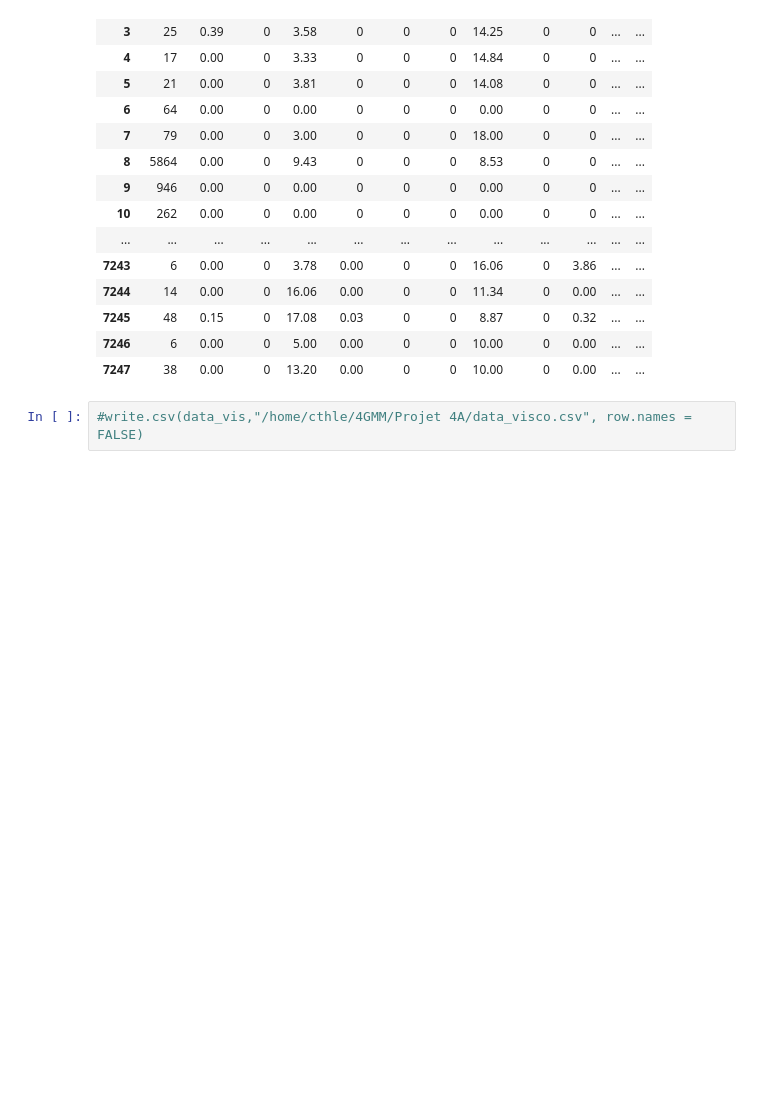
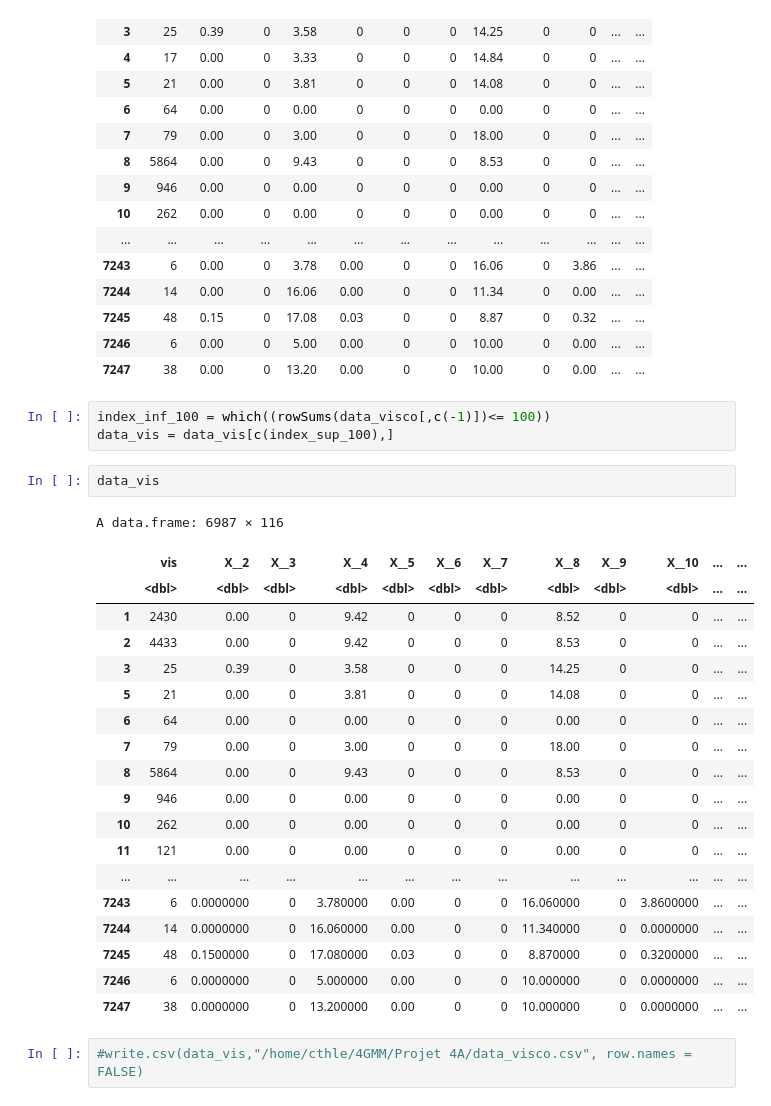
Before and after one commit to supetite/Projet-IPPON, a Jupyter notebook: Traitement des donnees.ipynb, the cells around one changed output. Cells and saved outputs as stored; diff of their text form; blank space fills up the shorter version.

```diff
--- a/Traitement des donnees.ipynb
+++ b/Traitement des donnees.ipynb
@@ -131,6 +104,31 @@ A data.frame: 7247 × 116
 | 7245 | 48 | 0.15 | 0 | 17.08 | 0.03 | 0 | 0 | 8.87 | 0 | 0.32 | ... | ... |
 | 7246 | 6 | 0.00 | 0 | 5.00 | 0.00 | 0 | 0 | 10.00 | 0 | 0.00 | ... | ... |
 | 7247 | 38 | 0.00 | 0 | 13.20 | 0.00 | 0 | 0 | 10.00 | 0 | 0.00 | ... | ... |
+# %%
+index_inf_100 = which((rowSums(data_visco[,c(-1)])<= 100))
+data_vis = data_vis[c(index_sup_100),]
+# %%
+data_vis
+# %% [output]
+A data.frame: 6987 × 116
+|  | vis | X__2 | X__3 | X__4 | X__5 | X__6 | X__7 | X__8 | X__9 | X__10 | ... | ... |
+|  | <dbl> | <dbl> | <dbl> | <dbl> | <dbl> | <dbl> | <dbl> | <dbl> | <dbl> | <dbl> | ... | ... |
+| 1 | 2430 | 0.00 | 0 | 9.42 | 0 | 0 | 0 | 8.52 | 0 | 0 | ... | ... |
+| 2 | 4433 | 0.00 | 0 | 9.42 | 0 | 0 | 0 | 8.53 | 0 | 0 | ... | ... |
+| 3 | 25 | 0.39 | 0 | 3.58 | 0 | 0 | 0 | 14.25 | 0 | 0 | ... | ... |
+| 5 | 21 | 0.00 | 0 | 3.81 | 0 | 0 | 0 | 14.08 | 0 | 0 | ... | ... |
+| 6 | 64 | 0.00 | 0 | 0.00 | 0 | 0 | 0 | 0.00 | 0 | 0 | ... | ... |
+| 7 | 79 | 0.00 | 0 | 3.00 | 0 | 0 | 0 | 18.00 | 0 | 0 | ... | ... |
+| 8 | 5864 | 0.00 | 0 | 9.43 | 0 | 0 | 0 | 8.53 | 0 | 0 | ... | ... |
+| 9 | 946 | 0.00 | 0 | 0.00 | 0 | 0 | 0 | 0.00 | 0 | 0 | ... | ... |
+| 10 | 262 | 0.00 | 0 | 0.00 | 0 | 0 | 0 | 0.00 | 0 | 0 | ... | ... |
+| 11 | 121 | 0.00 | 0 | 0.00 | 0 | 0 | 0 | 0.00 | 0 | 0 | ... | ... |
+| ... | ... | ... | ... | ... | ... | ... | ... | ... | ... | ... | ... | ... |
+| 7243 | 6 | 0.0000000 | 0 | 3.780000 | 0.00 | 0 | 0 | 16.060000 | 0 | 3.8600000 | ... | ... |
+| 7244 | 14 | 0.0000000 | 0 | 16.060000 | 0.00 | 0 | 0 | 11.340000 | 0 | 0.0000000 | ... | ... |
+| 7245 | 48 | 0.1500000 | 0 | 17.080000 | 0.03 | 0 | 0 | 8.870000 | 0 | 0.3200000 | ... | ... |
+| 7246 | 6 | 0.0000000 | 0 | 5.000000 | 0.00 | 0 | 0 | 10.000000 | 0 | 0.0000000 | ... | ... |
+| 7247 | 38 | 0.0000000 | 0 | 13.200000 | 0.00 | 0 | 0 | 10.000000 | 0 | 0.0000000 | ... | ... |
 # %%
 #write.csv(data_vis,"/home/cthle/4GMM/Projet 4A/data_visco.csv", row.names = FALSE)
 # %%
```
Also changed, not shown: parts of 7 cells of this notebook, 1 other file.
